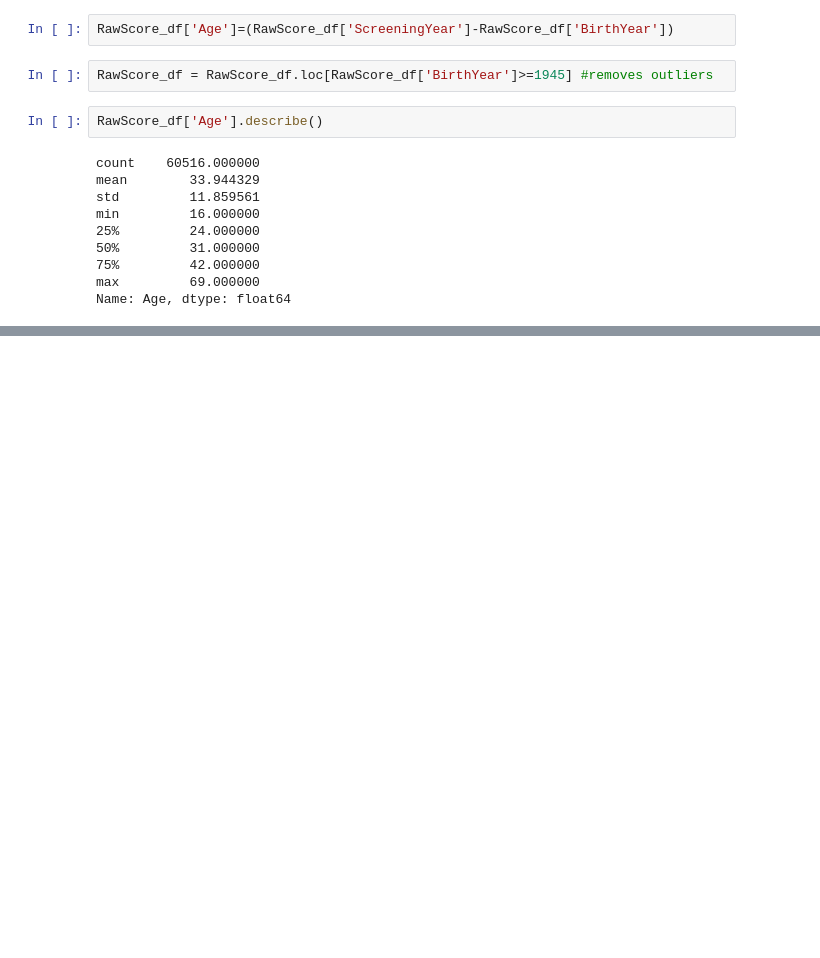
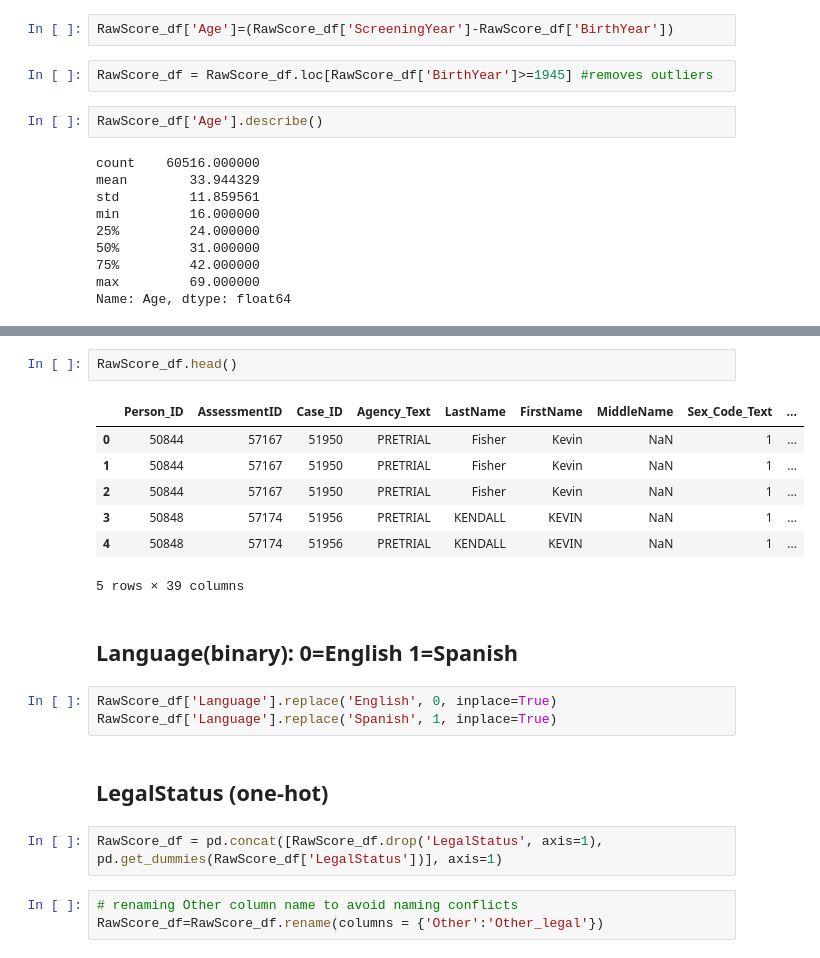
Before and after one commit to neha01mittal/compas-recidivism-racial-bias, a Jupyter notebook: Compass PreProcessing.ipynb, the cells around one changed output, grey strips where cells are left out. Cells and saved outputs as stored; diff of their text form; blank space fills up the shorter version.

```diff
--- a/Compass PreProcessing.ipynb
+++ b/Compass PreProcessing.ipynb
@@ -87,0 +100,22 @@ RawScore_df.head()
+# %%
+RawScore_df.head()
+# %% [output]
+|  | Person_ID | AssessmentID | Case_ID | Agency_Text | LastName | FirstName | MiddleName | Sex_Code_Text | ... |
+| 0 | 50844 | 57167 | 51950 | PRETRIAL | Fisher | Kevin | NaN | 1 | ... |
+| 1 | 50844 | 57167 | 51950 | PRETRIAL | Fisher | Kevin | NaN | 1 | ... |
+| 2 | 50844 | 57167 | 51950 | PRETRIAL | Fisher | Kevin | NaN | 1 | ... |
+| 3 | 50848 | 57174 | 51956 | PRETRIAL | KENDALL | KEVIN | NaN | 1 | ... |
+| 4 | 50848 | 57174 | 51956 | PRETRIAL | KENDALL | KEVIN | NaN | 1 | ... |
+5 rows × 39 columns
+# %% [markdown]
+## Language(binary): 0=English 1=Spanish
+# %%
+RawScore_df['Language'].replace('English', 0, inplace=True)
+RawScore_df['Language'].replace('Spanish', 1, inplace=True)
+# %% [markdown]
+## LegalStatus (one-hot)
+# %%
+RawScore_df = pd.concat([RawScore_df.drop('LegalStatus', axis=1), pd.get_dummies(RawScore_df['LegalStatus'])], axis=1)
+# %%
+# renaming Other column name to avoid naming conflicts
+RawScore_df=RawScore_df.rename(columns = {'Other':'Other_legal'})
```
Also changed, not shown: parts of 14 cells of this notebook.
